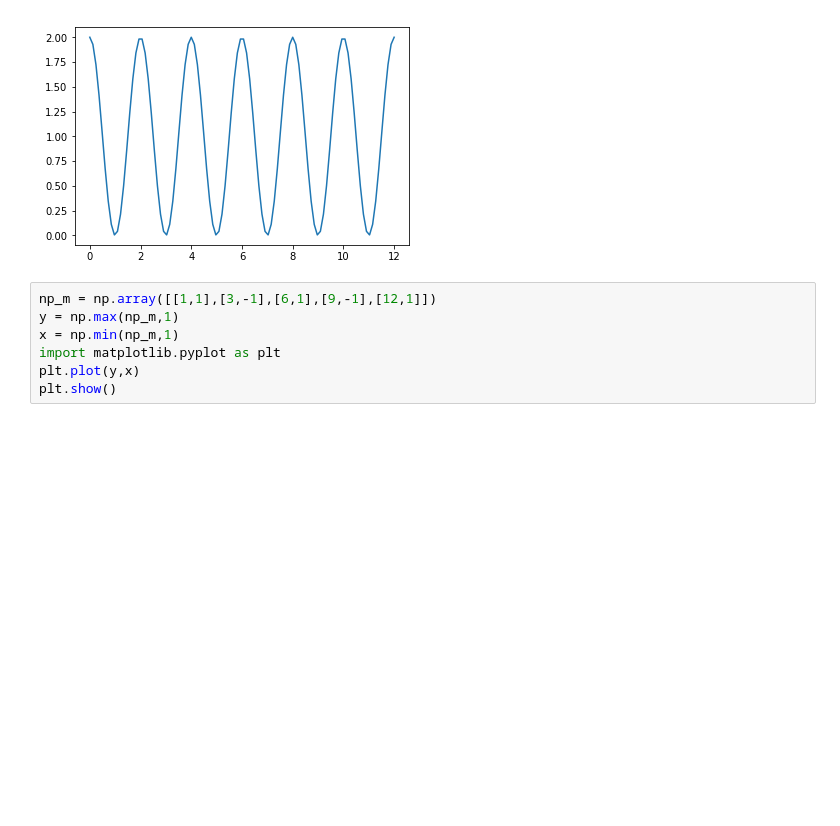
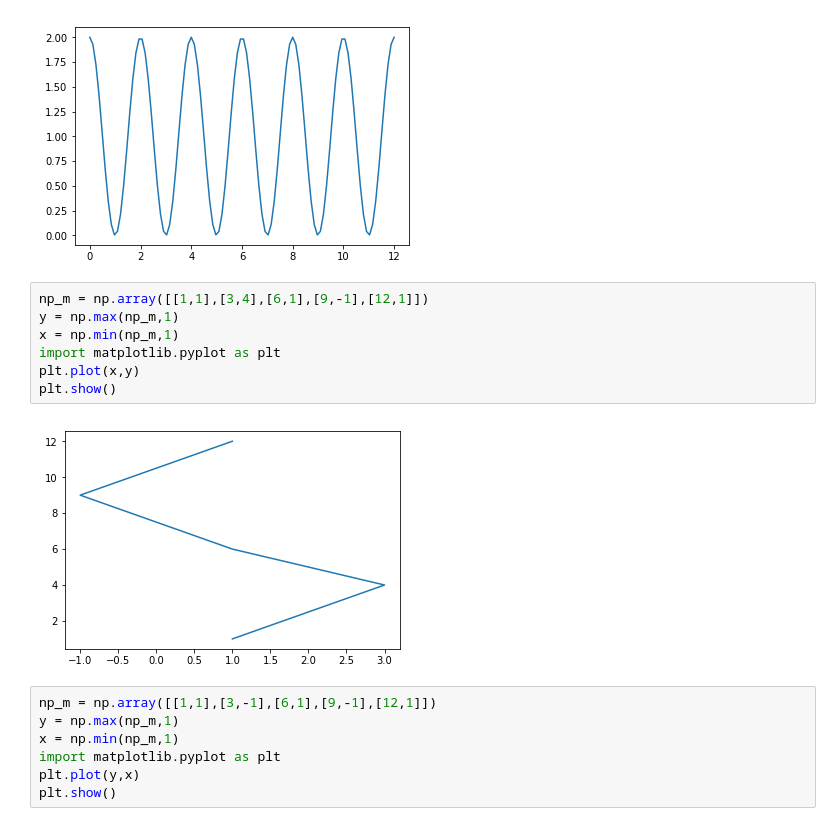
Before and after one commit to Pimmiiiu/DW, a Jupyter notebook: Copy_of_python1.ipynb, the cells around one changed output. Drawn from its saved outputs; the diff is of its cells as text; blank space fills up the shorter version.

```diff
--- a/Copy_of_python1.ipynb
+++ b/Copy_of_python1.ipynb
@@ -386,6 +388,15 @@ plt.plot(t,s)
 plt.show()
 # %% [output]
 [figure]
+# %%
+np_m = np.array([[1,1],[3,4],[6,1],[9,-1],[12,1]])
+y = np.max(np_m,1)
+x = np.min(np_m,1)
+import matplotlib.pyplot as plt
+plt.plot(x,y)
+plt.show()
+# %% [output]
+[figure, added]
 # %%
 np_m = np.array([[1,1],[3,-1],[6,1],[9,-1],[12,1]])
 y = np.max(np_m,1)
```
Also changed, not shown: parts of 12 cells of this notebook.
